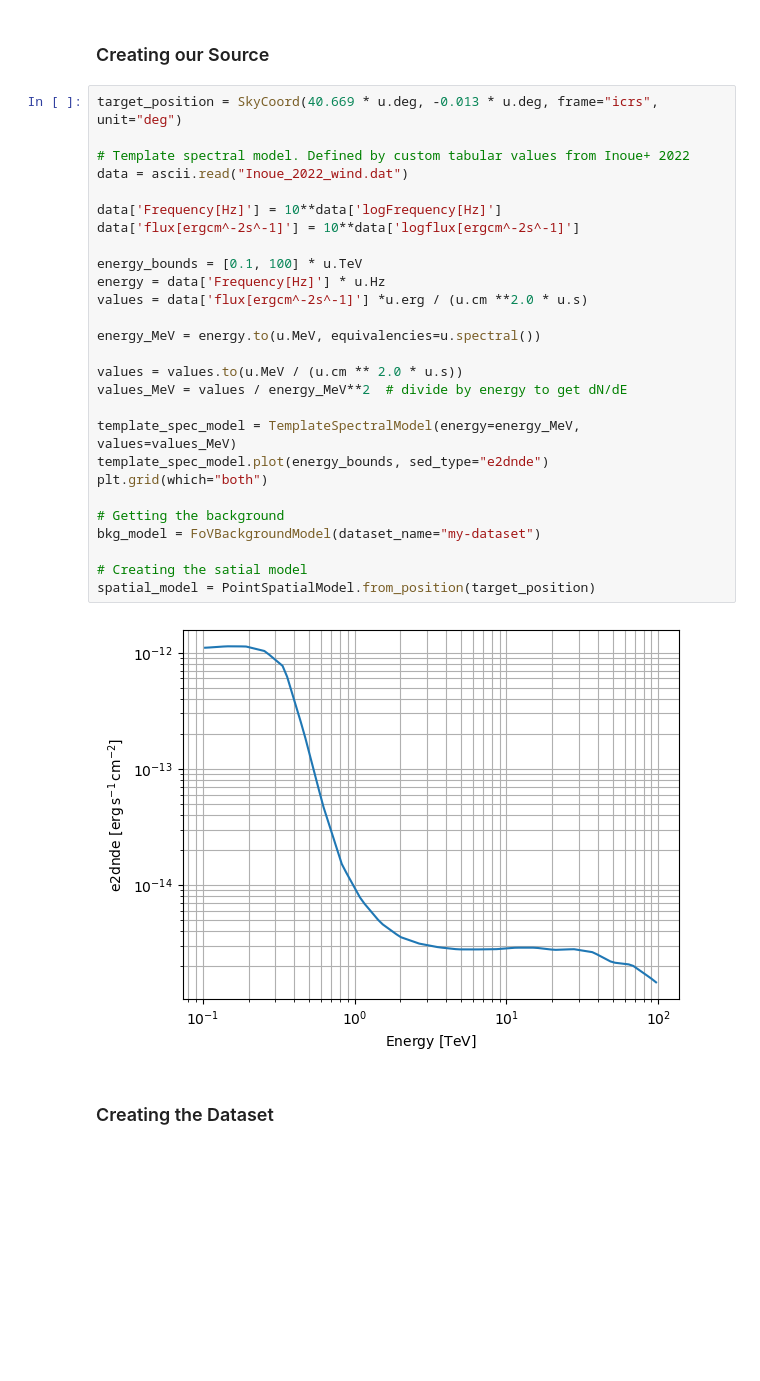
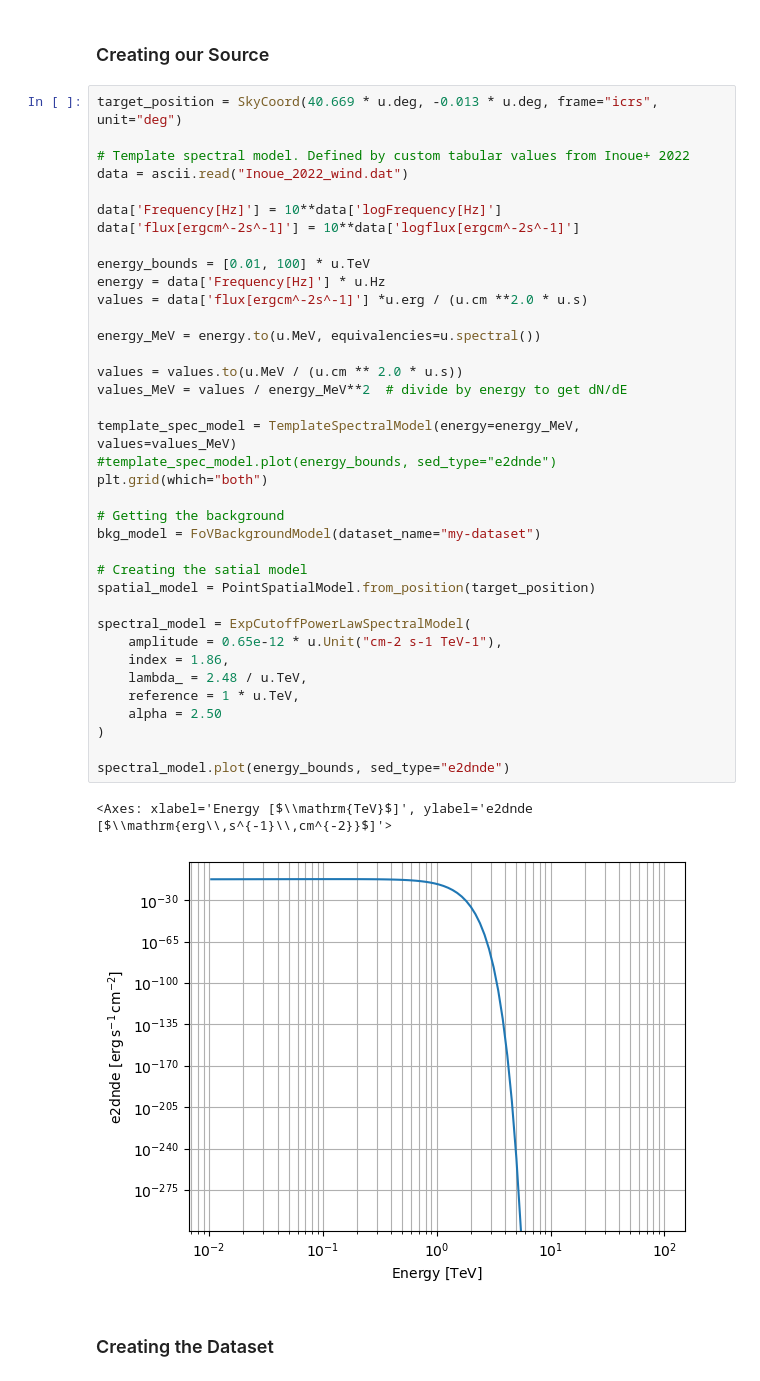
Before and after one commit to tcaba2/MASS_Thesis, a Jupyter notebook: simulations/Wind/NGC1068_sim_Wind.ipynb, the cells around one changed output. Cells and saved outputs as stored; diff of their text form; blank space fills up the shorter version.

```diff
--- a/simulations/Wind/NGC1068_sim_Wind.ipynb
+++ b/simulations/Wind/NGC1068_sim_Wind.ipynb
@@ -38,32 +38,43 @@ We can simulate the same sources for a number of observations, where the startin
 # %%
 target_position = SkyCoord(40.669 * u.deg, -0.013 * u.deg, frame="icrs", unit="deg")
 
 # Template spectral model. Defined by custom tabular values from Inoue+ 2022
 data = ascii.read("Inoue_2022_wind.dat")
 
 data['Frequency[Hz]'] = 10**data['logFrequency[Hz]']
 data['flux[ergcm^-2s^-1]'] = 10**data['logflux[ergcm^-2s^-1]']
 
-energy_bounds = [0.1, 100] * u.TeV
+energy_bounds = [0.01, 100] * u.TeV
 energy = data['Frequency[Hz]'] * u.Hz
 values = data['flux[ergcm^-2s^-1]'] *u.erg / (u.cm **2.0 * u.s)
 
 energy_MeV = energy.to(u.MeV, equivalencies=u.spectral())
 
 values = values.to(u.MeV / (u.cm ** 2.0 * u.s))
 values_MeV = values / energy_MeV**2  # divide by energy to get dN/dE
 
 template_spec_model = TemplateSpectralModel(energy=energy_MeV, values=values_MeV)
-template_spec_model.plot(energy_bounds, sed_type="e2dnde")
+#template_spec_model.plot(energy_bounds, sed_type="e2dnde")
 plt.grid(which="both")
 
 # Getting the background
 bkg_model = FoVBackgroundModel(dataset_name="my-dataset")
 
 # Creating the satial model
 spatial_model = PointSpatialModel.from_position(target_position)
+
+spectral_model = ExpCutoffPowerLawSpectralModel(
+    amplitude = 0.65e-12 * u.Unit("cm-2 s-1 TeV-1"),
+    index = 1.86,
+    lambda_ = 2.48 / u.TeV,
+    reference = 1 * u.TeV,
+    alpha = 2.50
+)
+
+spectral_model.plot(energy_bounds, sed_type="e2dnde")
 # %% [output]
+<Axes: xlabel='Energy [$\\mathrm{TeV}$]', ylabel='e2dnde [$\\mathrm{erg\\,s^{-1}\\,cm^{-2}}$]'>
-[figure, old version]
+[figure, new version]
 # %% [markdown]
 ### Creating the Dataset
 # %%
```
Also changed, not shown: 2 other files.
